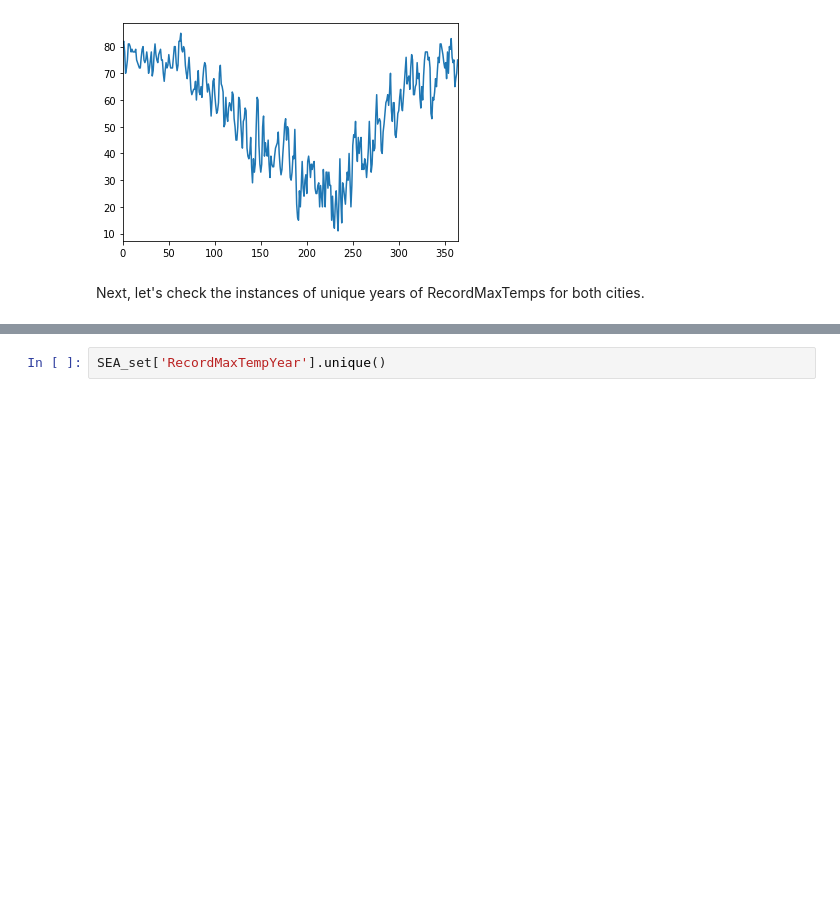
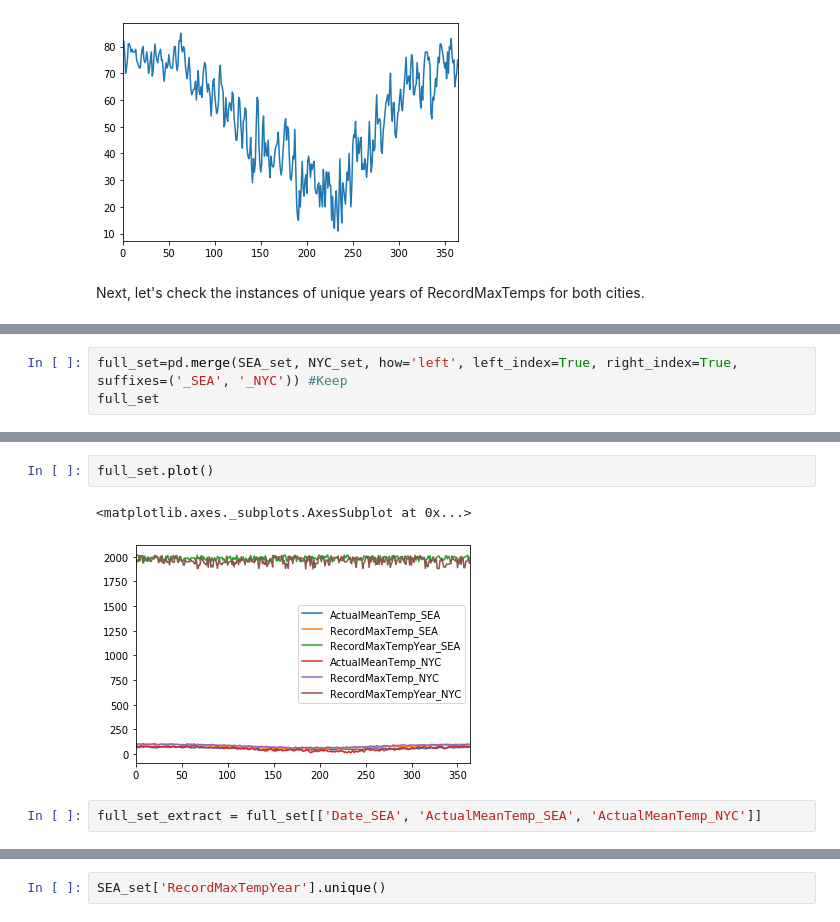
Before and after one commit to rebecca-pete/sea-nyc-weather, a Jupyter notebook: eda.ipynb, the cells around one changed output, grey strips where cells are left out. Saved outputs shown, nothing was run; the diff lists cells and outputs as text; blank space fills up the shorter version.

```diff
--- a/eda.ipynb
+++ b/eda.ipynb
@@ -338,0 +341,3 @@ Next, let's check the instances of unique years of RecordMaxTemps for both citie
+# %%
+full_set=pd.merge(SEA_set, NYC_set, how='left', left_index=True, right_index=True, suffixes=('_SEA', '_NYC')) #Keep
+full_set
@@ -338,0 +358,7 @@ Next, let's check the instances of unique years of RecordMaxTemps for both citie
+# %%
+full_set.plot()
+# %% [output]
+<matplotlib.axes._subplots.AxesSubplot at 0x...>
+[figure, added]
+# %%
+full_set_extract = full_set[['Date_SEA', 'ActualMeanTemp_SEA', 'ActualMeanTemp_NYC']]
```
Also changed, not shown: parts of 14 cells of this notebook.
